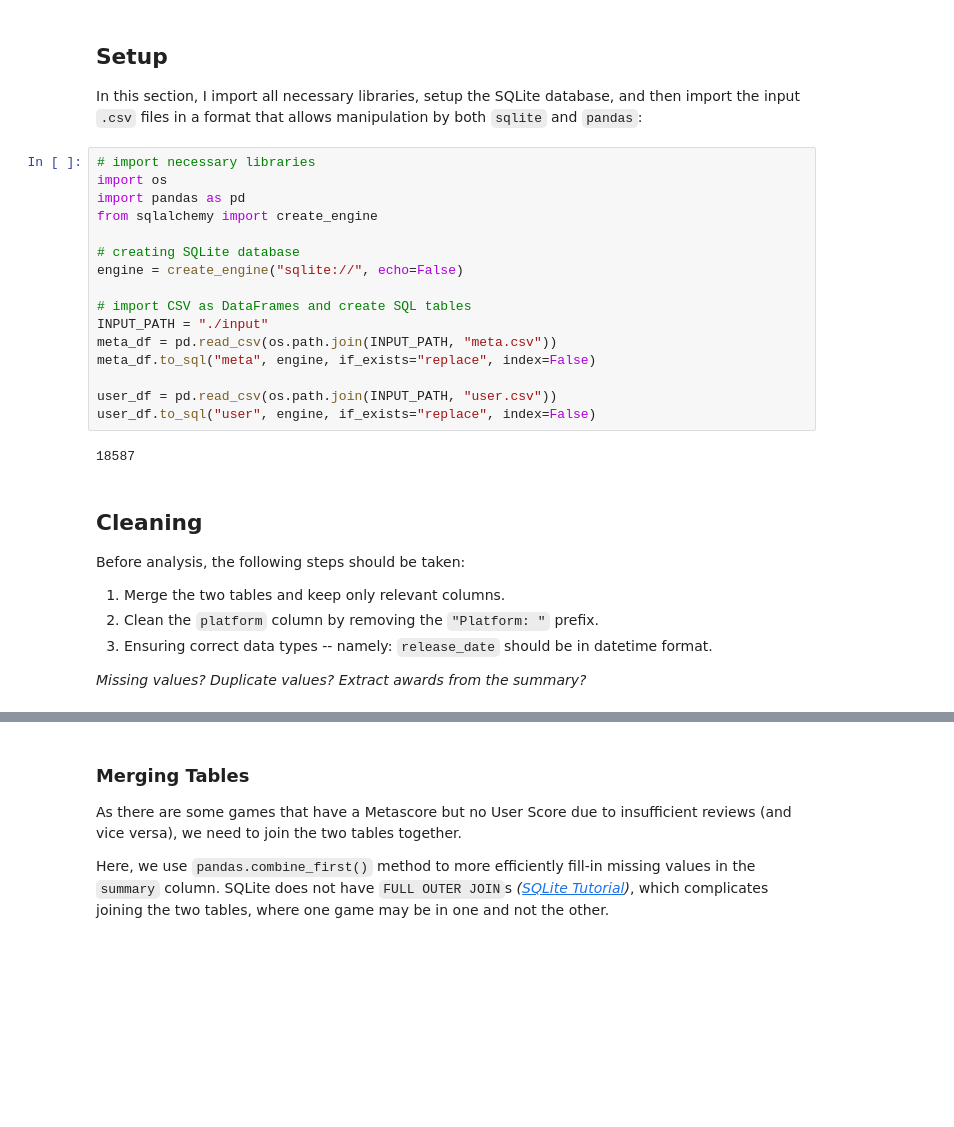
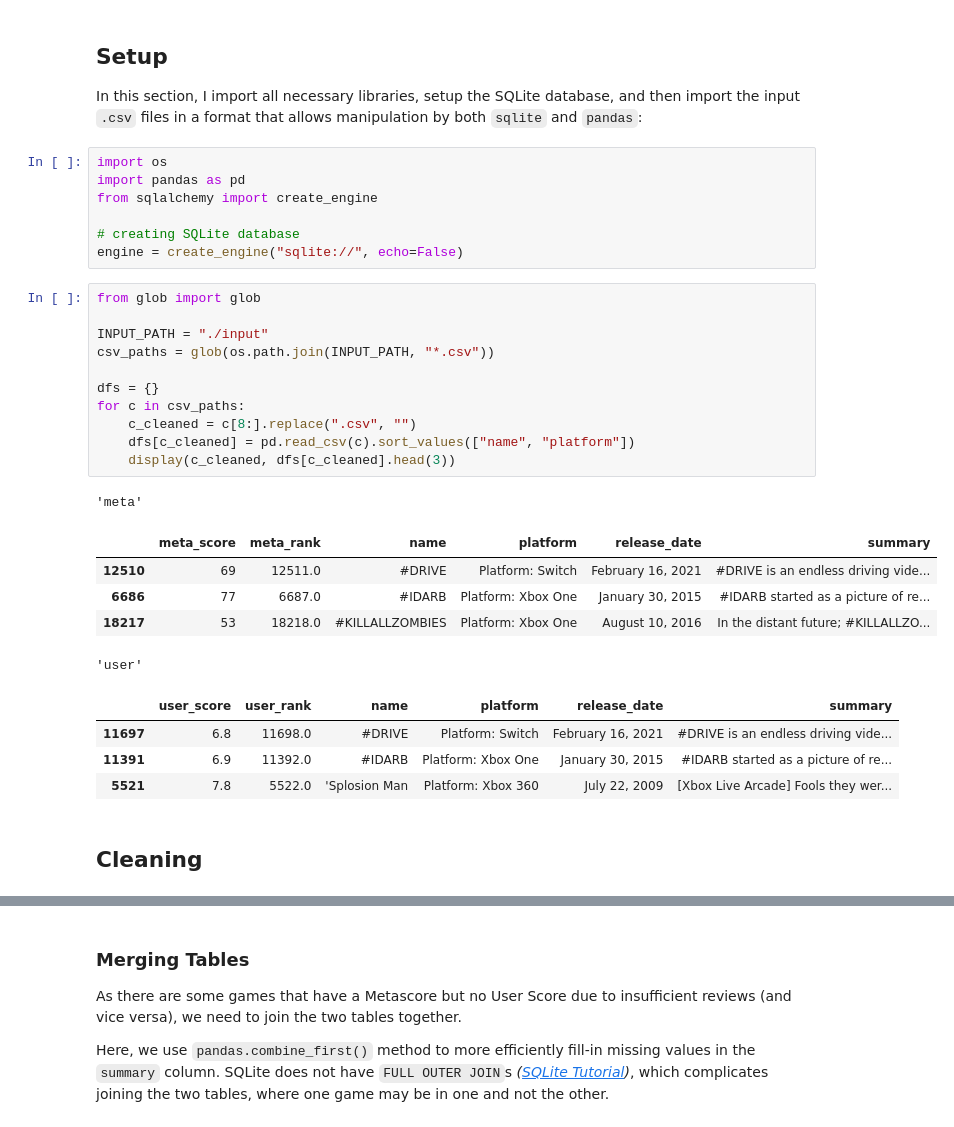
Before and after one commit to henrylin03/video-games, a Jupyter notebook: analysis.ipynb, the cells around one changed output, grey strips where cells are left out. Saved outputs shown, nothing was run; the diff lists cells and outputs as text; blank space fills up the shorter version.

Commit message:
import csvs using glob into dictionary of dataframes

```diff
--- a/analysis.ipynb
+++ b/analysis.ipynb
@@ -9,32 +9,33 @@ Please see the [README](https://github.com/henrylin03/video-games) for more info
 
 In this section, I import all necessary libraries, setup the SQLite database, and then import the input `.csv` files in a format that allows manipulation by both `sqlite` and `pandas`:
 # %%
-# import necessary libraries
 import os
 import pandas as pd
 from sqlalchemy import create_engine
 
 # creating SQLite database
 engine = create_engine("sqlite://", echo=False)
-
-# import CSV as DataFrames and create SQL tables
-INPUT_PATH = "./input"
-meta_df = pd.read_csv(os.path.join(INPUT_PATH, "meta.csv"))
-meta_df.to_sql("meta", engine, if_exists="replace", index=False)
-
-user_df = pd.read_csv(os.path.join(INPUT_PATH, "user.csv"))
-user_df.to_sql("user", engine, if_exists="replace", index=False)
-# %% [output]
-18587
+# %%
+from glob import glob
+
+INPUT_PATH = "./input"
+csv_paths = glob(os.path.join(INPUT_PATH, "*.csv"))
+
+dfs = {}
+for c in csv_paths:
+    c_cleaned = c[8:].replace(".csv", "")
+    dfs[c_cleaned] = pd.read_csv(c).sort_values(["name", "platform"])
+    display(c_cleaned, dfs[c_cleaned].head(3))
+# %% [output]
+'meta'
+|  | meta_score | meta_rank | name | platform | release_date | summary |
+| 12510 | 69 | 12511.0 | #DRIVE | Platform: Switch | February 16, 2021 | #DRIVE is an endless driving vide... |
+| 6686 | 77 | 6687.0 | #IDARB | Platform: Xbox One | January 30, 2015 | #IDARB started as a picture of re... |
+| 18217 | 53 | 18218.0 | #KILLALLZOMBIES | Platform: Xbox One | August 10, 2016 | In the distant future; #KILLALLZO... |
+'user'
+|  | user_score | user_rank | name | platform | release_date | summary |
+| 11697 | 6.8 | 11698.0 | #DRIVE | Platform: Switch | February 16, 2021 | #DRIVE is an endless driving vide... |
+| 11391 | 6.9 | 11392.0 | #IDARB | Platform: Xbox One | January 30, 2015 | #IDARB started as a picture of re... |
+| 5521 | 7.8 | 5522.0 | 'Splosion Man | Platform: Xbox 360 | July 22, 2009 | [Xbox Live Arcade] Fools they wer... |
 # %% [markdown]
 ## Cleaning
-
-Before analysis, the following steps should be taken:
-
-1. Merge the two tables and keep only relevant columns.
-2. Clean the `platform` column by removing the `"Platform: "` prefix.
-3. Ensuring correct data types -- namely: `release_date` should be in datetime format.
-
-_Missing values?
-Duplicate values?
-Extract awards from the summary?_
```
Also changed, not shown: parts of 2 cells of this notebook.
